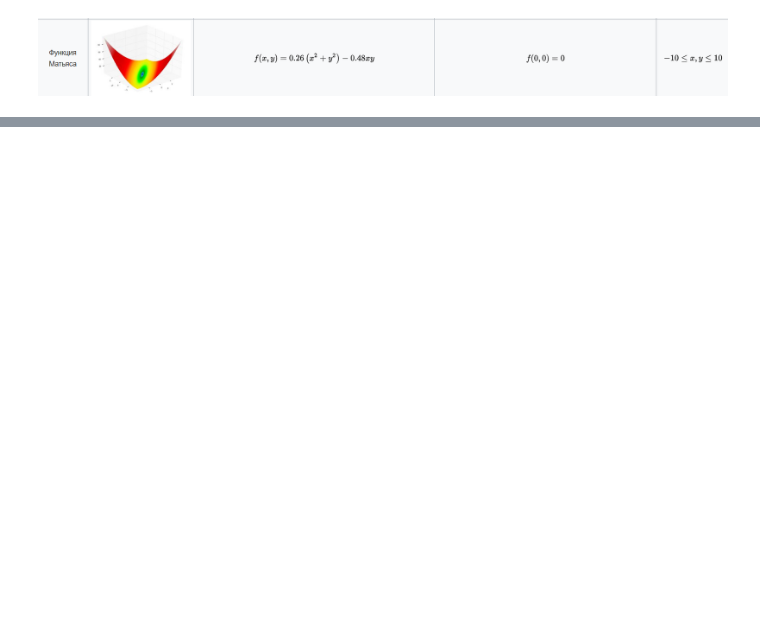
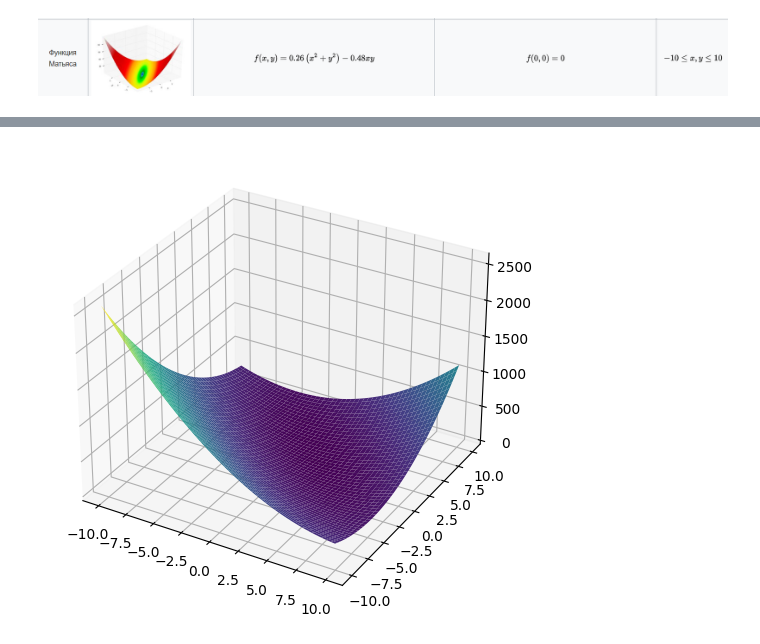
Before and after one commit to Brinckley/ML_2023, a Jupyter notebook: Lab1/Lab1_ML_masters.ipynb, the cells around one changed output, grey strips where cells are left out. Cells and saved outputs as stored; diff of their text form; code cells hidden in the pictures; blank space fills up the shorter version.

```diff
--- a/Lab1/Lab1_ML_masters.ipynb
+++ b/Lab1/Lab1_ML_masters.ipynb
@@ -123,9 +154,0 @@ class GD():
-# %%
-func = but_func
-nepoch = 10000
-lr = 0.01
-x0, y0 = 10, 10
-min = but_func.min_xyz
-accuracy = 0.001
-hist = GD.create_gd(nepoch, lr, func, x0, y0, min, accuracy)
-GD.draw_res(func, hist)
@@ -135,9 +154,0 @@ Delta : 0.0009815274646372562
-# %%
-func = matyas_func
-nepoch = 10000
-lr = 0.01
-x0, y0 = 10, -10
-min = matyas_func.min_xyz
-accuracy = 0.001
-hist = GD.create_gd(nepoch, lr, func, x0, y0, min, accuracy)
-GD.draw_res(func, hist)
@@ -146,0 +155,67 @@ Delta : 0.0009990451465006441
+# %%
+def user_func(nepoch = 10000, lr = 0.01, acc = 0.001, step = 0.05):
+    x, y = symbols('x, y')
+    ufunc = input("Your function f(x, y) = ")
+    f = eval(ufunc)
+    lx, rx = -10, 10
+    ly, ry = -10, 10
+
+    start = input("Your start (x, y) : ").split()
+    x0, y0 = int(start[0]), int(start[1])
+    start = np.array([x0, y0])
+    Df = Matrix([f]).jacobian(Matrix(list(f.free_symbols)))
+
+    m_ = input("Your min (x, y, z) : ").split()
+    minxyz = np.array([int(m_[0]), int(m_[1]), int(m_[2])])
+
+    print("Function")
+    fig = plt.figure()
+    fig.set_figwidth(6)
+    fig.set_figheight(6)
+    x = np.arange(lx, rx, step)
+    y = np.arange(ly, ry, step)
+    X, Y = np.meshgrid(x, y)
+    Z = eval(ufunc, {'x': X, 'y': Y})
+    ax = plt.subplot(projection="3d")
+    ax.plot_surface(X, Y, Z, cmap="viridis")
+    plt.show()
+
+    dx = str(Df[0])
+    dy = str(Df[1])
+    hist = [np.array([x0, y0, eval(ufunc, {'x': x0, 'y': y0})])]
+    cur = hist[-1]
+    for _ in range(nepoch):
+        X_der = eval(dx, {'x': cur[0], 'y': cur[1]})
+        Y_der = eval(dy, {'x': cur[0], 'y': cur[1]})
+        X_new, Y_new = cur[0] - lr * X_der, cur[1] - lr * Y_der
+        cur = (X_new, Y_new, eval(ufunc, {'x': X_new, 'y': Y_new }))
+        if la.norm(hist[-1] - minxyz) < acc:
+            break
+        hist.append(cur)
+    print(f"Delta : {la.norm(hist[-1] - minxyz)}")
+    hist = np.array(hist)
+
+    print("GD work")
+    fig2 = plt.figure()
+    fig2.set_figwidth(10)
+    fig2.set_figheight(10)
+    X_lin = np.linspace(-10, 10, 100)
+    Y_lin = np.linspace(-10, 10, 100)
+    X, Y = np.meshgrid(X_lin, Y_lin)
+    Z = eval(ufunc, {'x': X, 'y': Y})
+
+    ax = plt.axes(projection = '3d')
+    ax.plot_surface(X, Y, Z, cmap = 'viridis', alpha=0.5)
+    ax.plot(hist[:, 0], hist[:, 1], hist[:, 2], c='red', alpha = 0.7) # plotting route
+    ax.plot(hist[-1, 0], hist[-1, 1], hist[-1, 2], color='orange', marker='o') # min_point
+
+    xk, yk = symbols('x, y')
+
+    print(f"Точка минимума из описания функции {min}")
+    print(f"Точка минимума, полученная с помощью GD: {[hist[-1][0], hist[-1][1]]}")
+
+# (x + 2 * y - 7) ** 2 + (2 * x + y - 5) ** 2
+# 10, 10
+# 1 3 0
+user_func()
+# %% [output]
@@ -146,0 +226 @@ Delta : 0.0009990451465006441
+[figure, added]
```
Also changed, not shown: parts of 24 cells of this notebook.
